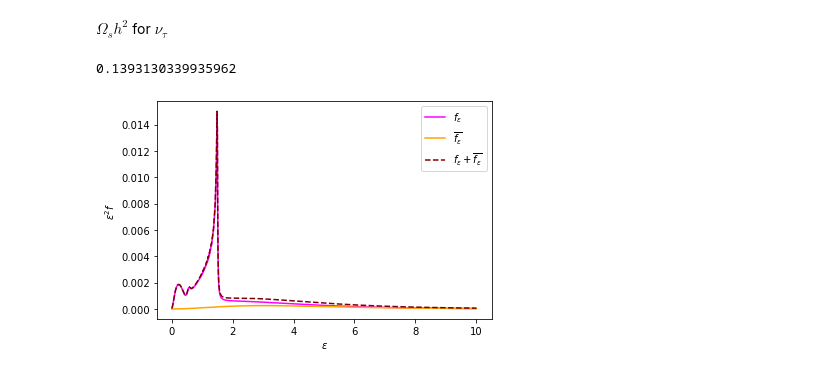
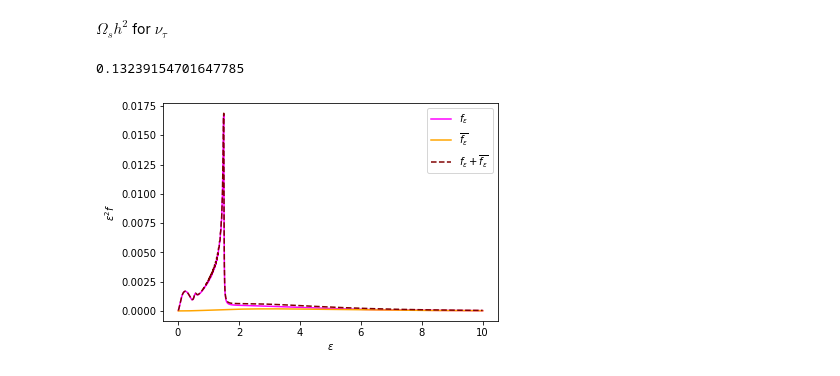
Before and after one commit to nuLABatUSD/dm_sterile_production, a Jupyter notebook: run_gstar_one_nu.ipynb, the cells around one changed output. Saved outputs shown, nothing was run; the diff lists cells and outputs as text; code cells hidden in the pictures.

Commit message:
flavor values added to parameter array

```diff
--- a/run_gstar_one_nu.ipynb
+++ b/run_gstar_one_nu.ipynb
@@ -13,7 +13,7 @@ N = 1000
 f_initial = np.zeros(N)
 f_anti_intial = np.zeros(N)
 y_0 = np.zeros(2*N+3)
-p = np.zeros(N+15)
+p = np.zeros(N+18)
 
 x0 = temp[index]
 dx0 = x0 / 1000
@@ -30,6 +30,15 @@ p[:N] = np.linspace(10/N, 10, N)
 p[-5:] = [Le0, Le0, y_0[-3], 10**(-10), 0.064]
 p[-10:-5] = gs[index, :]
 p[-15:-10] = gss[index, :]
+
+#p[-16] = mass of charged lepton
+#p[-17] = scattering coefficient
+#p[-18] = 0,1, or 2 to designate which active species (0=electron, 1=muon, 2=tau)
+##so p[-18:-15] stores all three of these numbers and attach them to a string so we can just say the name and it will give us the three values assosiated with that species name
+
+flavor_vals = {"electron":[0,1.27,0.511], "muon":[1,1.27,105.658], "tau":[2,0.92,1777]}
+#do i have to do like a if p[-18] = 0, then electron.. or does this^ cover that already
+p[-18:-15] = flavor_vals["electron"]
 
 
 x, y , dx, s = steps_taken(x0, y_0, dx0, p, xf, index, index2)
@@ -56,6 +65,7 @@ $\Omega_sh^2$ for $\nu_e$
 # %%
 y_0[-3:] = [Le0, 0, x0]
 p[-5:] = [Le0, Le0, y_0[-3], 10**(-10), 0.064]
+p[-18:-15] = flavor_vals["electron"]
 x, y , dx, s = steps_taken(x0, y_0, dx0, p, xf, index, index2)
 plt.plot(p[:N], p[:N]**2*y[-1,:N], color = 'magenta')
 plt.plot(p[:N], p[:N]**2*y[-1,N:2*N], color = 'orange')
@@ -72,6 +82,7 @@ $\Omega_sh^2$ for $\nu_{\mu}$
 # %%
 y_0[-3:] = [Lmu0, 0, x0]
 p[-5:] = [Lmu0, y_0[-3], Lmu0, 10**(-10), 0.064]
+p[-18:-15] = flavor_vals["muon"]
 x, y , dx, s = steps_taken(x0, y_0, dx0, p, xf, index, index2)
 plt.plot(p[:N], p[:N]**2*y[-1,:N], color = 'magenta')
 plt.plot(p[:N], p[:N]**2*y[-1,N:2*N], color = 'orange')
@@ -88,17 +99,18 @@ $\Omega_sh^2$ for $\nu_{\tau}$
 # %%
 y_0[-3:] = [Ltau0, 0, x0]
 p[-5:] = [y_0[-3], Ltau0, Ltau0, 10**(-10), 0.064]
+p[-18:-15] = flavor_vals["tau"]
 x, y , dx, s = steps_taken(x0, y_0, dx0, p, xf, index, index2)
 plt.plot(p[:N], p[:N]**2*y[-1,:N], color = 'magenta')
 plt.plot(p[:N], p[:N]**2*y[-1,N:2*N], color = 'orange')
 plt.plot(p[:N], p[:N]**2*y[-1,:N]+p[:N]**2*y[-1,N:2*N], '--', color = 'maroon')
 plt.xlabel(r'$\epsilon$')
 plt.ylabel(r"$\epsilon^2 f$") #production for neutrinos and anti-neutrinos ...fe, anti
 plt.legend(['$f_{\epsilon}$', '$\overline{f_{\epsilon}}$', '$f_{\epsilon} +\overline{f_{\epsilon}}$ '])
 E.e_density(p[-1], p[:N], p[:N]**2*y[-1,:N], p[:N]**2*y[-1,N:2*N])
 # %% [output]
-0.1393130339935962
+0.13239154701647785
-[figure, old version]
+[figure, new version]
 # %%
 mixing_angle  = str(p[-2])
 lepton_number = str(p[-3])
```
Also changed, not shown: parts of 2 cells of this notebook, 2 other files.
